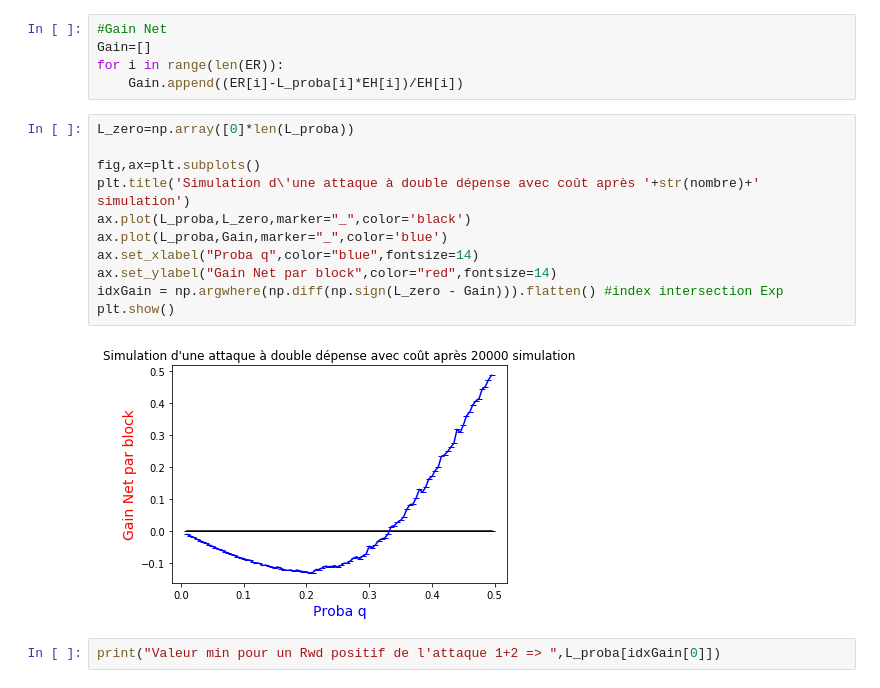
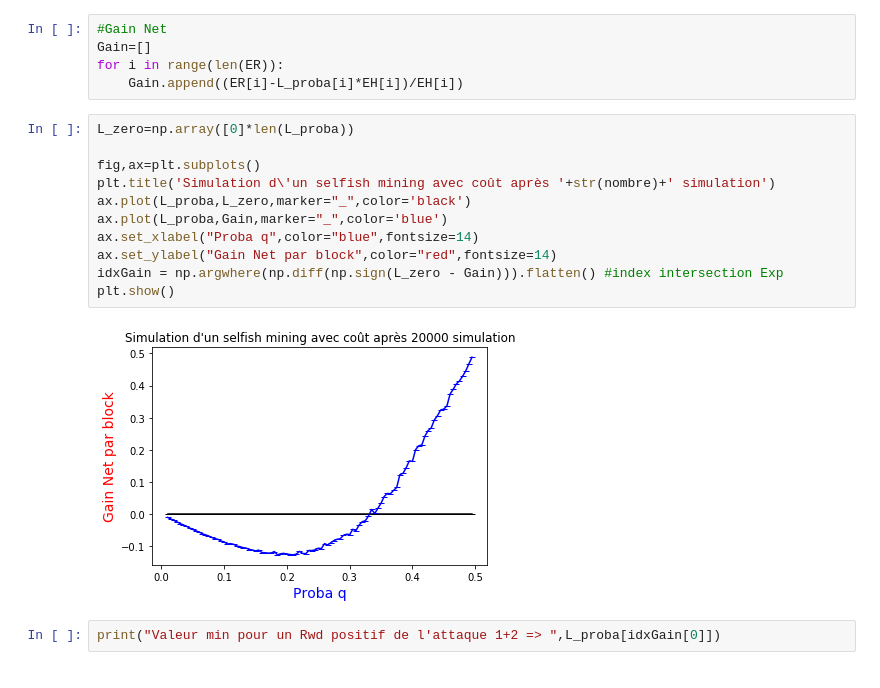
Before and after one commit to redek-zelton/Cryptofinance, a Jupyter notebook: Attack Selfish Mining/Attack_Selfish_Mining.ipynb, the cells around one changed output. Cells and saved outputs as stored; diff of their text form.

```diff
--- a/Attack Selfish Mining/Attack_Selfish_Mining.ipynb
+++ b/Attack Selfish Mining/Attack_Selfish_Mining.ipynb
@@ -114,16 +114,16 @@ for i in range(len(ER)):
 # %%
 L_zero=np.array([0]*len(L_proba))
 
 fig,ax=plt.subplots()
-plt.title('Simulation d\'une attaque à double dépense avec coût après '+str(nombre)+' simulation')
+plt.title('Simulation d\'un selfish mining avec coût après '+str(nombre)+' simulation')
 ax.plot(L_proba,L_zero,marker="_",color='black')
 ax.plot(L_proba,Gain,marker="_",color='blue')
 ax.set_xlabel("Proba q",color="blue",fontsize=14)
 ax.set_ylabel("Gain Net par block",color="red",fontsize=14)
 idxGain = np.argwhere(np.diff(np.sign(L_zero - Gain))).flatten() #index intersection Exp
 plt.show()
 # %% [output]
-[figure, old version]
+[figure, new version]
 # %%
 print("Valeur min pour un Rwd positif de l'attaque 1+2 => ",L_proba[idxGain[0]])
 # %% [output]
```
Also changed, not shown: parts of 1 cell of this notebook, 2 other files.
